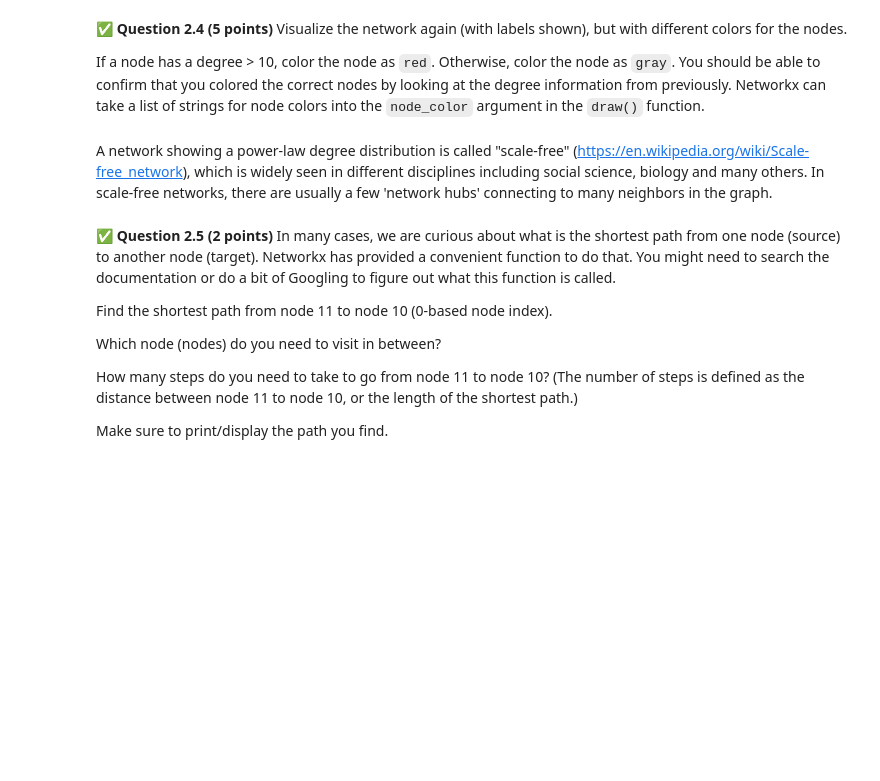
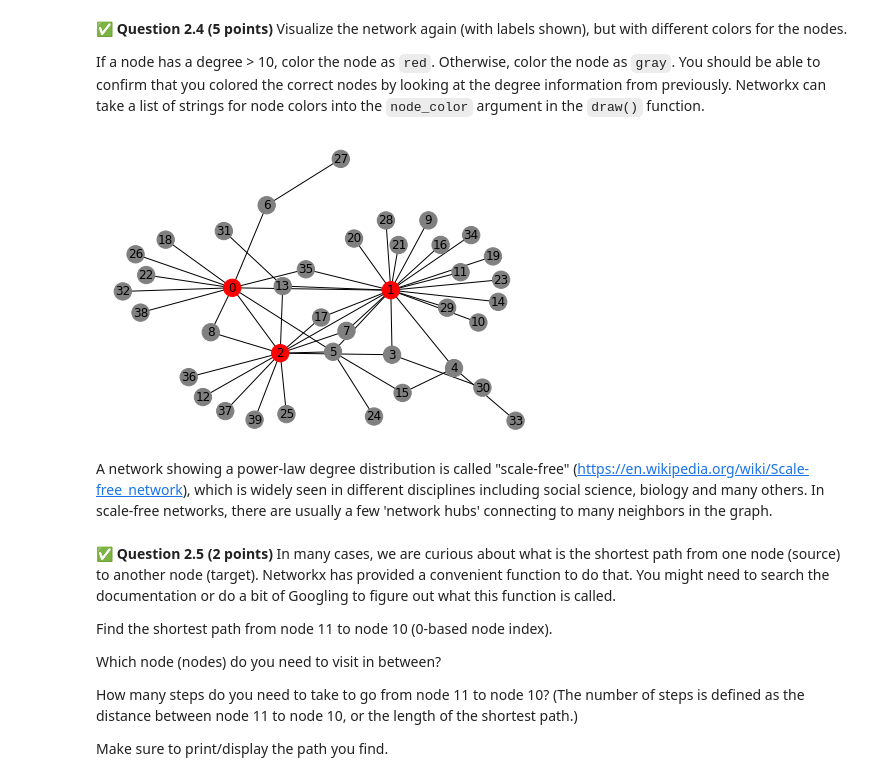
Before and after one commit to KrauseFo/cmse202-s21-turnin, a Jupyter notebook: hw-04/HW-04_graph_regression-STUDENT.ipynb, the cells around one changed output. Drawn from its saved outputs; the diff is of its cells as text; code cells hidden in the pictures; blank space fills up the shorter version.

```diff
--- a/hw-04/HW-04_graph_regression-STUDENT.ipynb
+++ b/hw-04/HW-04_graph_regression-STUDENT.ipynb
@@ -84,3 +106,14 @@ If a node has a degree > 10, color the node as `red`.  Otherwise, color the node
+# %%
+# Put your code here:
+colors = []
+for i in range(len(degrees)):
+    if degrees[i] > 10:
+        colors.append('red')
+    else:
+        colors.append('gray')
+nx.draw(graph,with_labels=True,node_color = colors)
+# %% [output]
+[figure, added]
 # %% [markdown]
 A network showing a power-law degree distribution is called "scale-free" (https://en.wikipedia.org/wiki/Scale-free_network), which is widely seen in different disciplines including social science, biology and many others. In scale-free networks, there are usually a few 'network hubs' connecting to many neighbors in the graph.
 # %% [markdown]
```
Also changed, not shown: parts of 24 cells of this notebook.
